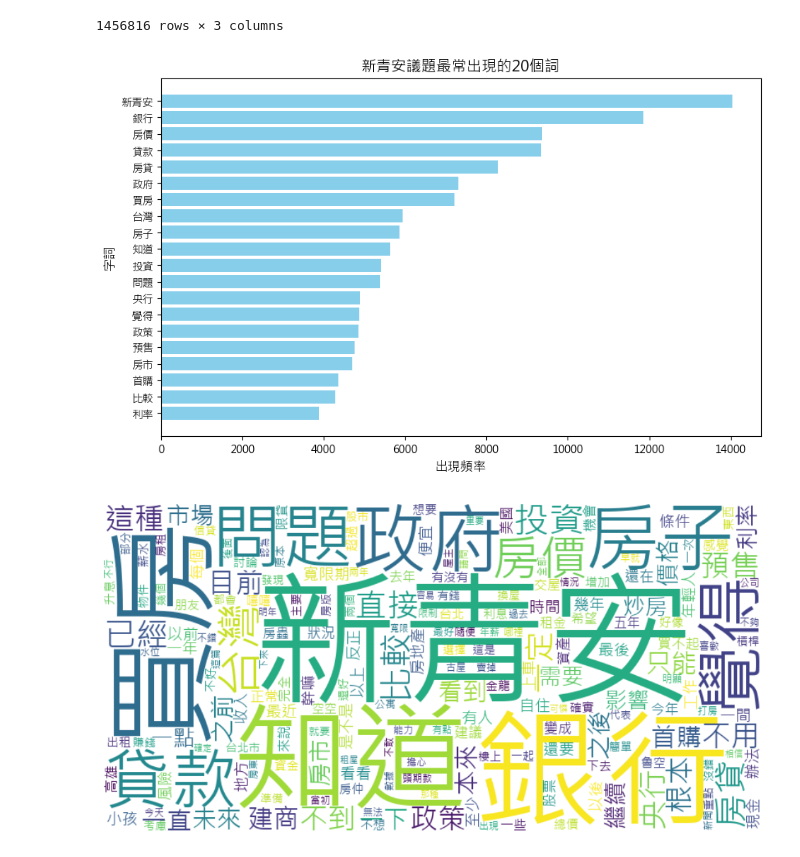
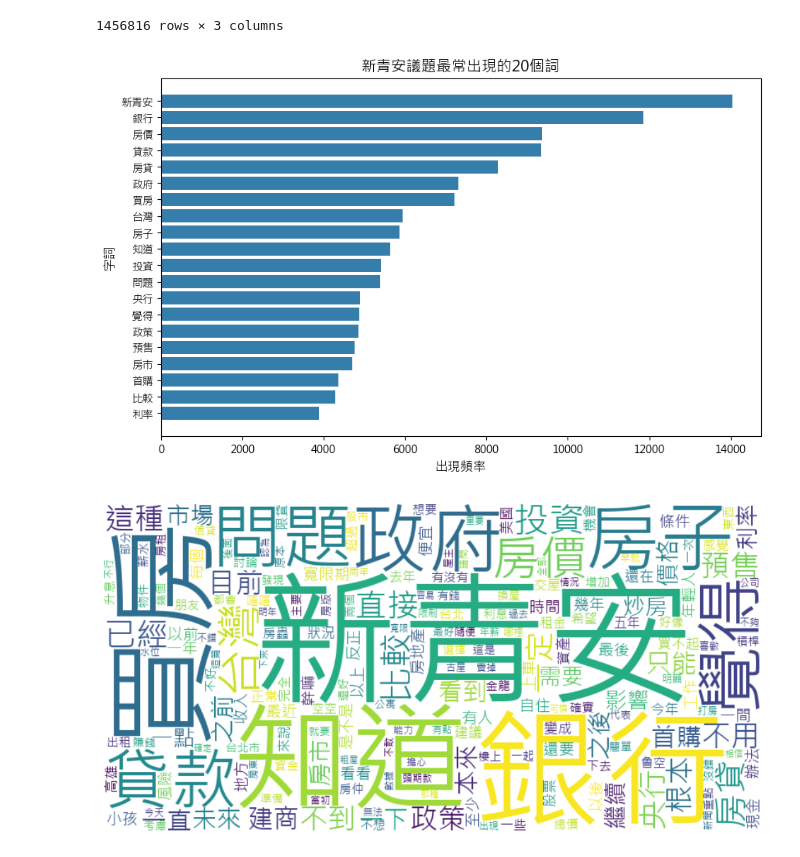
Before and after one commit to hsuan1120/Loan, a Jupyter notebook: loans.ipynb, the cells around one changed output. Saved outputs shown, nothing was run; the diff lists cells and outputs as text; code cells hidden in the pictures.

```diff
--- a/loans.ipynb
+++ b/loans.ipynb
@@ -298,22 +298,22 @@ data
 # %%
 # 計算常出現的字
 word_frq = data.groupby(['word'],as_index=False).size()
 word_frq.sort_values(by=['size'], ascending=False,inplace=True)  #排序
 word_frq = word_frq[word_frq['size']>10]  # 過濾出現太少次的字
 
 # 繪製前20常出現的字
 n = 20
 plot_n = word_frq.head(20)
 
 plt.figure(figsize = (10,6))
-plt.barh(plot_n['word'], plot_n['size'], color = 'skyblue')
+plt.barh(plot_n['word'], plot_n['size'], color = '#357dab')
 plt.xlabel('出現頻率', fontsize = 12)
 plt.ylabel('字詞', fontsize = 12)
 plt.title('新青安議題最常出現的20個詞', fontsize = 14)
 plt.gca().invert_yaxis()
 plt.show()
 # %% [output]
-[figure, old version]
+[figure, new version]
 # %%
 # 繪製文字雲
 word = " ".join(data['word'].to_list())
```
Also changed, not shown: parts of 1 cell of this notebook.
